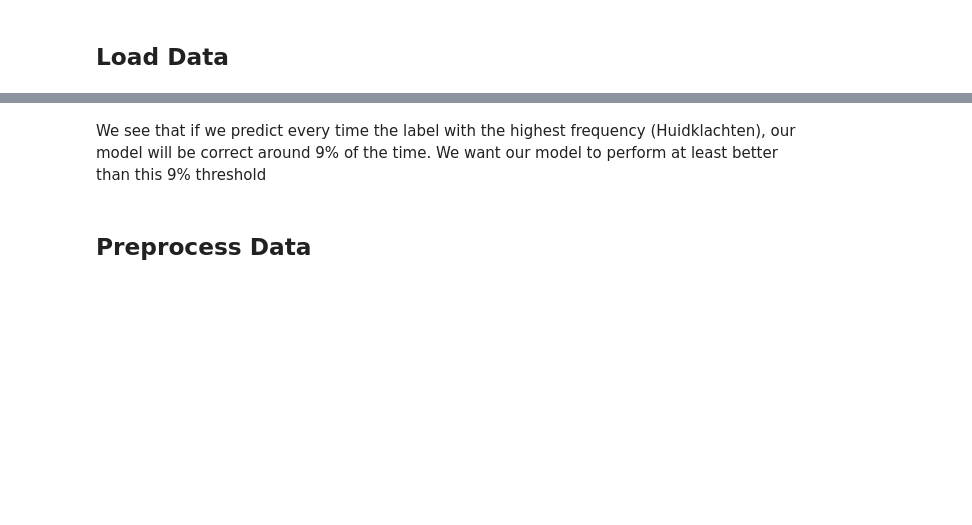
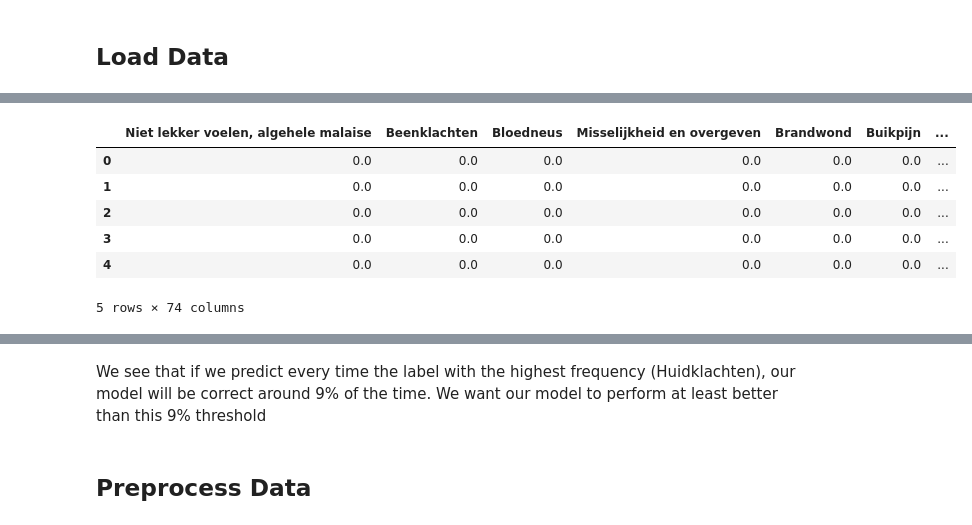
Before and after one commit to wilbsmond/medical-text-classification, a Jupyter notebook: Colab/model_building_ml.ipynb, the cells around one changed output, grey strips where cells are left out. Drawn from its saved outputs; the diff is of its cells as text; code cells hidden in the pictures; blank space fills up the shorter version.

```diff
--- a/Colab/model_building.ipynb
+++ b/Colab/model_building_ml.ipynb
@@ -49,3 +58,13 @@ df_user_inputs.head(10)
+# %%
+df_labels.head()
+# %% [output]
+|  | Niet lekker voelen, algehele malaise | Beenklachten | Bloedneus | Misselijkheid en overgeven | Brandwond | Buikpijn | ... |
+| 0 | 0.0 | 0.0 | 0.0 | 0.0 | 0.0 | 0.0 | ... |
+| 1 | 0.0 | 0.0 | 0.0 | 0.0 | 0.0 | 0.0 | ... |
+| 2 | 0.0 | 0.0 | 0.0 | 0.0 | 0.0 | 0.0 | ... |
+| 3 | 0.0 | 0.0 | 0.0 | 0.0 | 0.0 | 0.0 | ... |
+| 4 | 0.0 | 0.0 | 0.0 | 0.0 | 0.0 | 0.0 | ... |
+5 rows × 74 columns
 # %%
 # Determine model baseline
 label_frequencies = df_labels.sum().sort_values(ascending=False)
```
Also changed, not shown: parts of 14 cells of this notebook, 31 other files.
